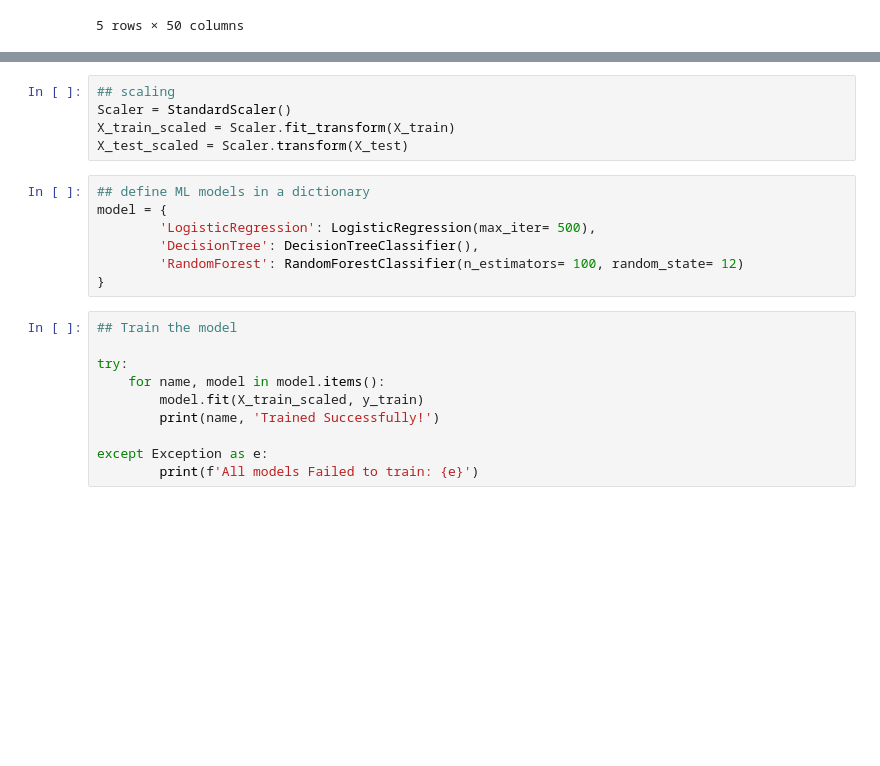
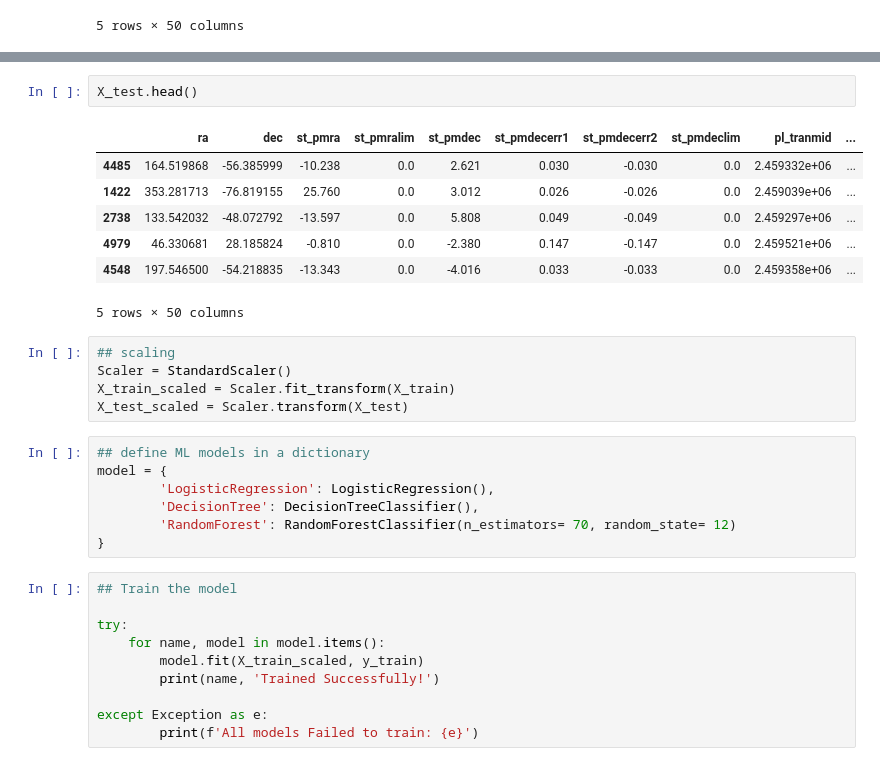
Before and after one commit to topollonaketsana/Exoplanet--Chronicles, a Jupyter notebook: notebooks/data_exploration.ipynb, the cells around one changed output, grey strips where cells are left out. Drawn from its saved outputs; the diff is of its cells as text; blank space fills up the shorter version.

```diff
--- a/notebooks/data_exploration.ipynb
+++ b/notebooks/data_exploration.ipynb
@@ -390,3 +386,13 @@ X_train.shape
+# %%
+X_test.head()
+# %% [output]
+|  | ra | dec | st_pmra | st_pmralim | st_pmdec | st_pmdecerr1 | st_pmdecerr2 | st_pmdeclim | pl_tranmid | ... |
+| 4485 | 164.519868 | -56.385999 | -10.238 | 0.0 | 2.621 | 0.030 | -0.030 | 0.0 | 2.459332e+06 | ... |
+| 1422 | 353.281713 | -76.819155 | 25.760 | 0.0 | 3.012 | 0.026 | -0.026 | 0.0 | 2.459039e+06 | ... |
+| 2738 | 133.542032 | -48.072792 | -13.597 | 0.0 | 5.808 | 0.049 | -0.049 | 0.0 | 2.459297e+06 | ... |
+| 4979 | 46.330681 | 28.185824 | -0.810 | 0.0 | -2.380 | 0.147 | -0.147 | 0.0 | 2.459521e+06 | ... |
+| 4548 | 197.546500 | -54.218835 | -13.343 | 0.0 | -4.016 | 0.033 | -0.033 | 0.0 | 2.459358e+06 | ... |
+5 rows × 50 columns
 # %%
 ## scaling
 Scaler = StandardScaler()
@@ -395,9 +401,9 @@ X_test_scaled = Scaler.transform(X_test)
 # %%
 ## define ML models in a dictionary
 model = {
-        'LogisticRegression': LogisticRegression(max_iter= 500),
+        'LogisticRegression': LogisticRegression(),
         'DecisionTree': DecisionTreeClassifier(),
-        'RandomForest': RandomForestClassifier(n_estimators= 100, random_state= 12)
+        'RandomForest': RandomForestClassifier(n_estimators= 70, random_state= 12)
 }
 # %%
 ## Train the model
```
Also changed, not shown: parts of 21 cells of this notebook, 1 other file.
